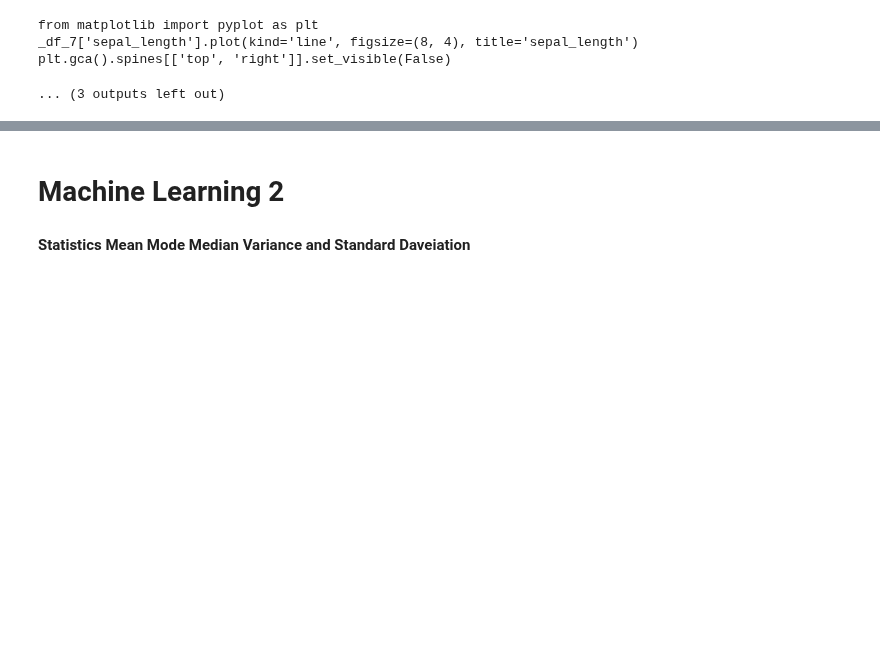
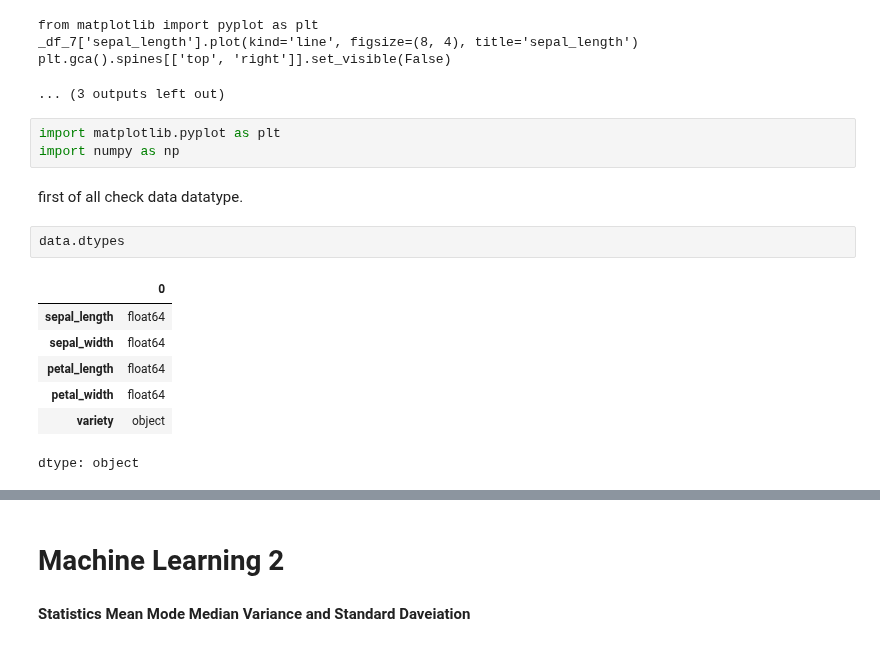
Before and after one commit to Haseebi-khan/MachineLearning, a Jupyter notebook: MachineLearning.ipynb, the cells around one changed output, grey strips where cells are left out. Cells and saved outputs as stored; diff of their text form; blank space fills up the shorter version.

```diff
--- a/MachineLearning.ipynb
+++ b/MachineLearning.ipynb
@@ -54,3 +54,18 @@ from matplotlib import pyplot as plt
 _df_7['sepal_length'].plot(kind='line', figsize=(8, 4), title='sepal_length')
 plt.gca().spines[['top', 'right']].set_visible(False)
 ... (3 outputs left out)
+# %%
+import matplotlib.pyplot as plt
+import numpy as np
+# %% [markdown]
+first of all check data datatype.
+# %%
+data.dtypes
+# %% [output]
+|  | 0 |
+| sepal_length | float64 |
+| sepal_width | float64 |
+| petal_length | float64 |
+| petal_width | float64 |
+| variety | object |
+dtype: object
```
Also changed, not shown: parts of 2 cells of this notebook.
